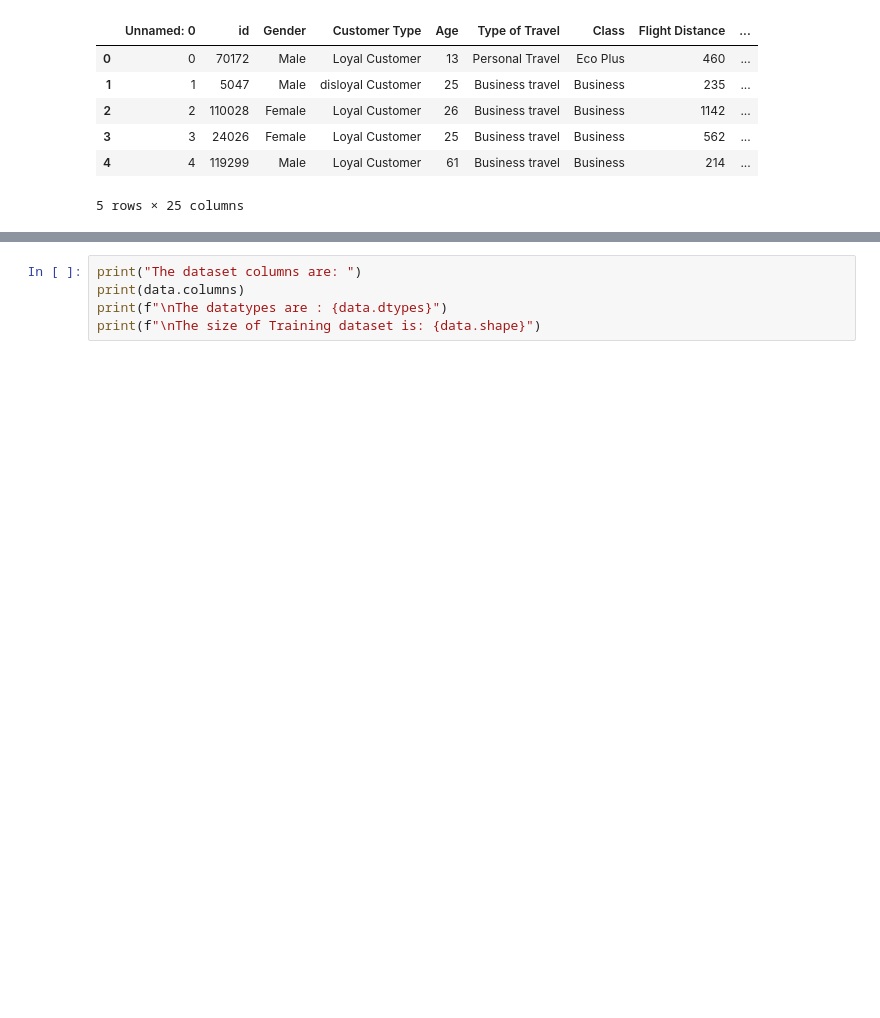
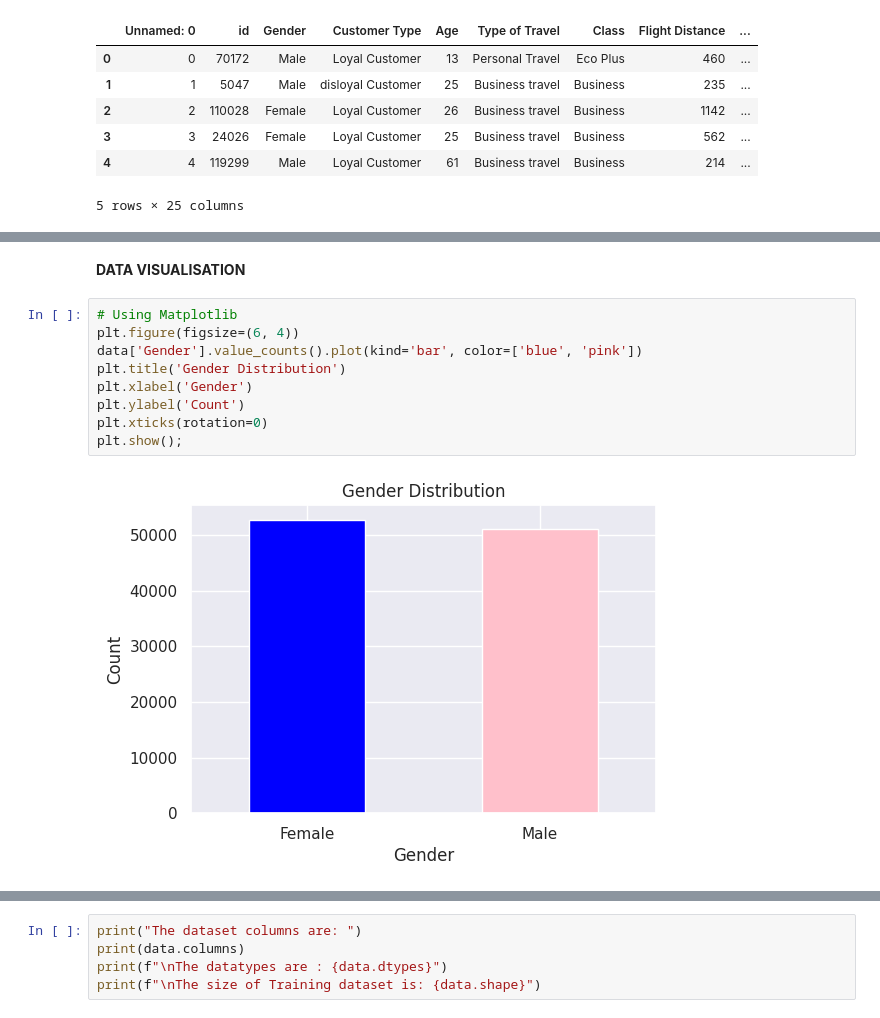
Before and after one commit to Abhardwaj9198/Bdda, a Jupyter notebook: BDDA_Project2_Group1.ipynb, the cells around one changed output, grey strips where cells are left out. Drawn from its saved outputs; the diff is of its cells as text; blank space fills up the shorter version.

```diff
--- a/BDDA_Project2_Group1.ipynb
+++ b/BDDA_Project2_Group1.ipynb
@@ -129,0 +95,13 @@ data.shape
+# %% [markdown]
+**DATA VISUALISATION**
+# %%
+# Using Matplotlib
+plt.figure(figsize=(6, 4))
+data['Gender'].value_counts().plot(kind='bar', color=['blue', 'pink'])
+plt.title('Gender Distribution')
+plt.xlabel('Gender')
+plt.ylabel('Count')
+plt.xticks(rotation=0)
+plt.show();
+# %% [output]
+[figure, added]
```
Also changed, not shown: parts of 47 cells of this notebook.
